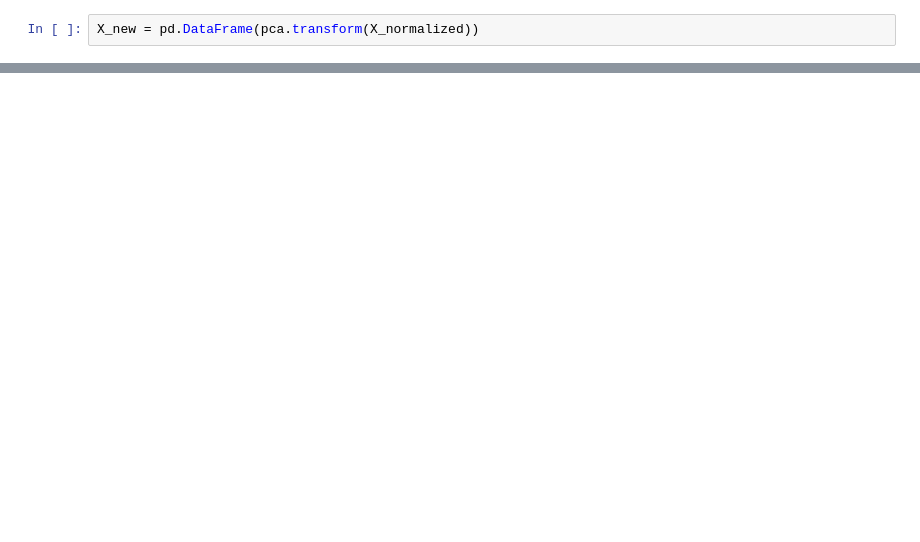
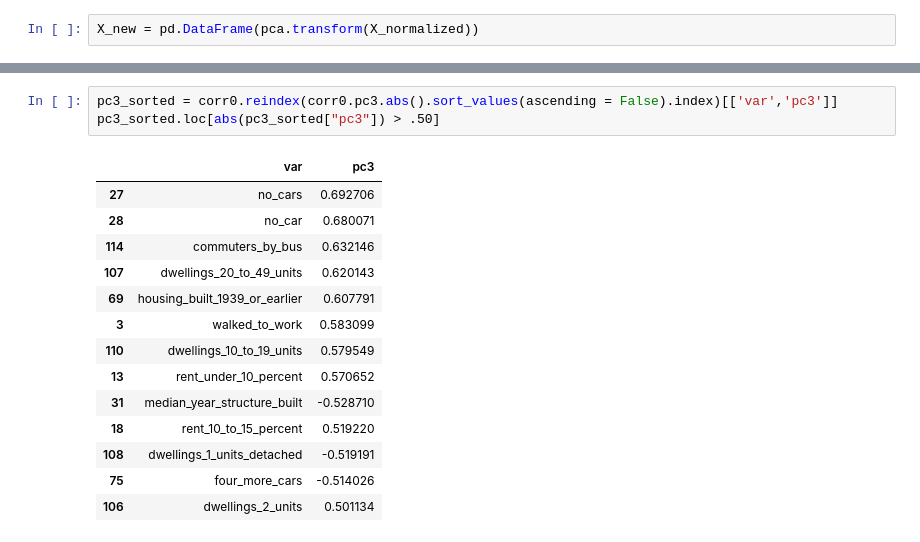
Before and after one commit to Skipp-py/NYCDSA_Capstone, a Jupyter notebook: Cherie/acs_ft_selection.ipynb, the cells around one changed output, grey strips where cells are left out. Saved outputs shown, nothing was run; the diff lists cells and outputs as text; blank space fills up the shorter version.

```diff
--- a/Cherie/acs_ft_selection.ipynb
+++ b/Cherie/acs_ft_selection.ipynb
@@ -460,0 +394,18 @@ Name: 1, Length: 150, dtype: float64
+# %%
+pc3_sorted = corr0.reindex(corr0.pc3.abs().sort_values(ascending = False).index)[['var','pc3']]
+pc3_sorted.loc[abs(pc3_sorted["pc3"]) > .50]
+# %% [output]
+|  | var | pc3 |
+| 27 | no_cars | 0.692706 |
+| 28 | no_car | 0.680071 |
+| 114 | commuters_by_bus | 0.632146 |
+| 107 | dwellings_20_to_49_units | 0.620143 |
+| 69 | housing_built_1939_or_earlier | 0.607791 |
+| 3 | walked_to_work | 0.583099 |
+| 110 | dwellings_10_to_19_units | 0.579549 |
+| 13 | rent_under_10_percent | 0.570652 |
+| 31 | median_year_structure_built | -0.528710 |
+| 18 | rent_10_to_15_percent | 0.519220 |
+| 108 | dwellings_1_units_detached | -0.519191 |
+| 75 | four_more_cars | -0.514026 |
+| 106 | dwellings_2_units | 0.501134 |
```
Also changed, not shown: parts of 25 cells of this notebook, 6 other files.
